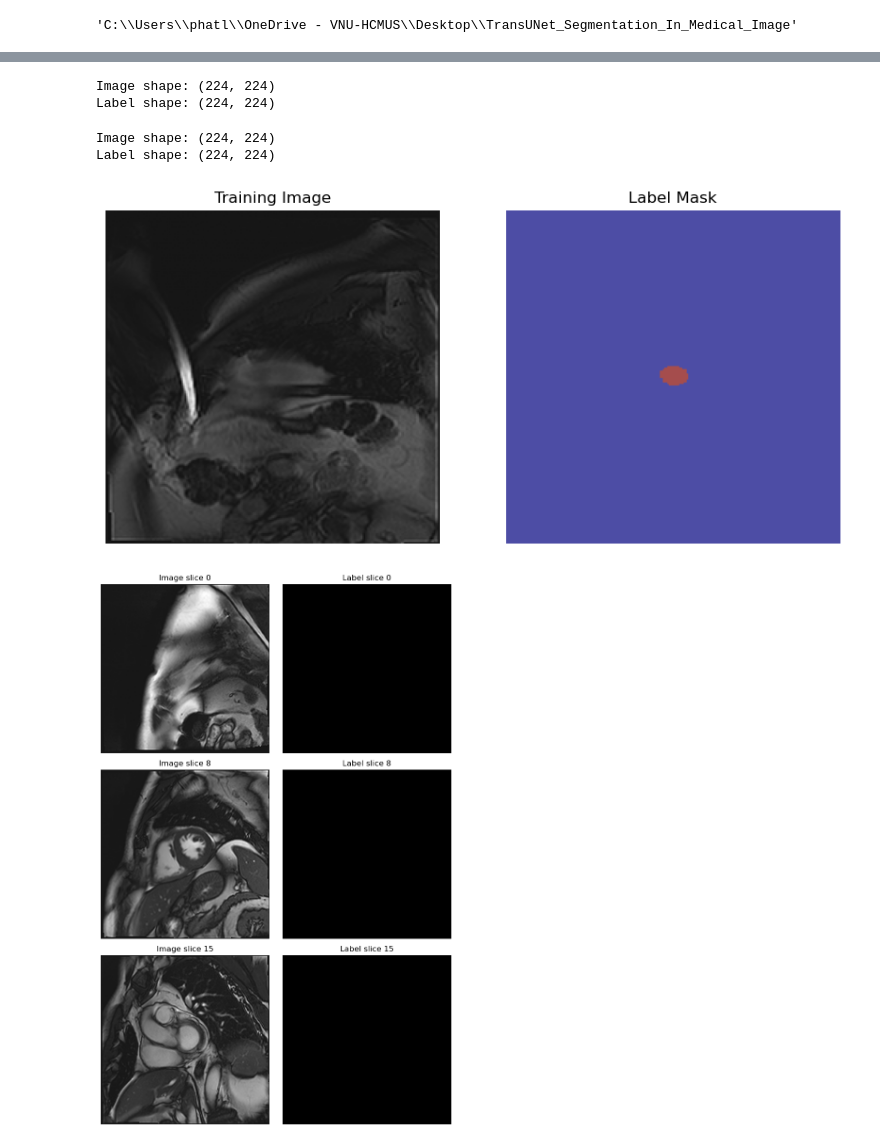
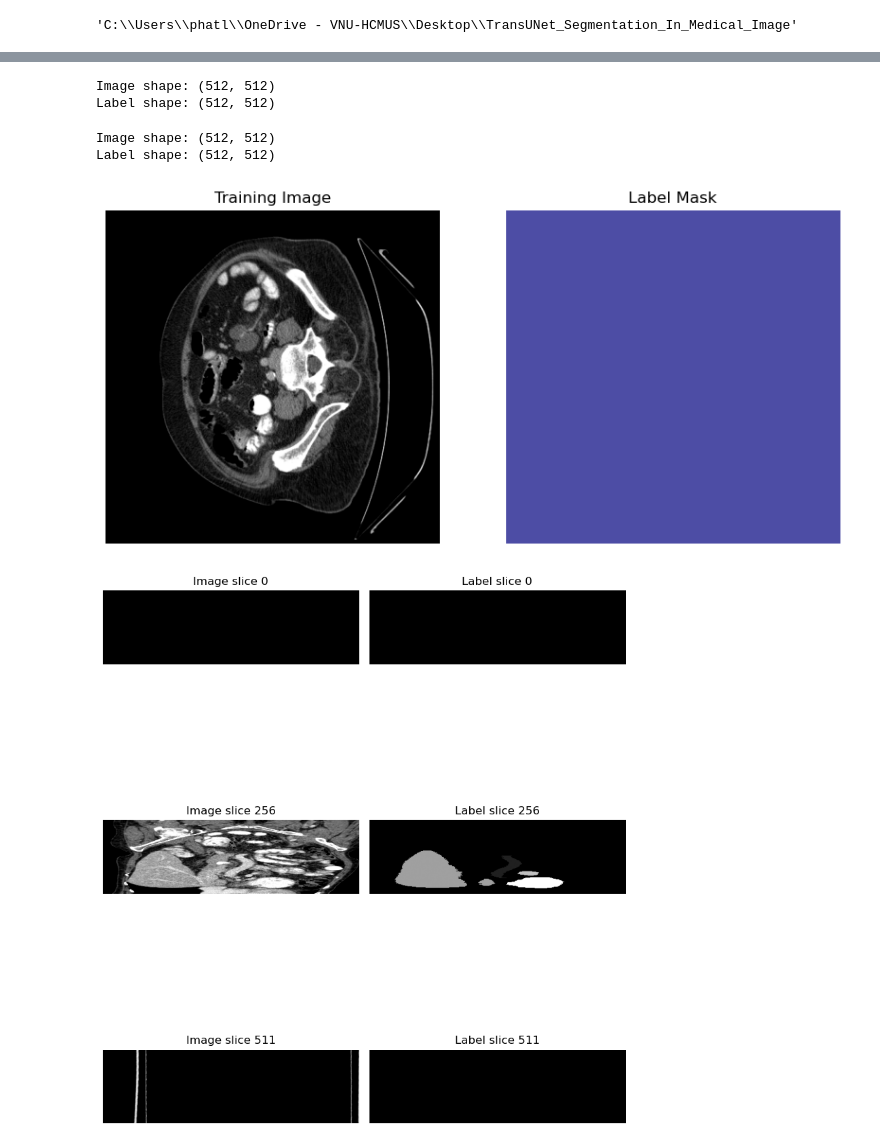
Before and after one commit to PhuocPhat1005/TransUNet_Segmentation_In_Medical_Image, a Jupyter notebook: notebooks/test.ipynb, the cells around one changed output, grey strips where cells are left out. Saved outputs shown, nothing was run; the diff lists cells and outputs as text; code cells hidden in the pictures.

```diff
--- a/notebooks/test.ipynb
+++ b/notebooks/test.ipynb
@@ -29,8 +29,8 @@ def check_testing_shapes(test_dir):
             image = hf['image'][:]
         print (f"File: {f} => Voulume shape: {image.shape}")
 # %%
-processed_train_dir = os.path.join(project_root, "data", "synapse", "processed", "train")
-processed_test_dir = os.path.join(project_root, "data", "synapse", "processed", "test")
+processed_train_dir = os.path.join(project_root, "data_test", "synapse", "train")
+processed_test_dir = os.path.join(project_root, "data_test", "synapse", "test")
 # %%
 print("=== Kiểm tra shape của tập TRAINING ===")
 check_training_shapes(processed_train_dir)
@@ -76,5 +73,5 @@ File: det0044901.npy.h5 => Voulume shape: (224, 224, 10)
 # %%
-file_path = os.path.join(processed_train_dir, "det0000101_slice_000.npz")
+file_path = os.path.join(processed_train_dir, "case0005_slice016.npz")
 
 # Load file .npz
 data = np.load(file_path)
@@ -86,8 +83,8 @@ label = data["label"]
 print("Image shape:", image.shape)
 print("Label shape:", label.shape)
 # %% [output]
-Image shape: (224, 224)
-Label shape: (224, 224)
+Image shape: (512, 512)
+Label shape: (512, 512)
 # %%
 def display_training_sample(file_path):
     """
@@ -122,9 +119,9 @@ def display_training_sample(file_path):
 # %%
 display_training_sample(file_path)
 # %% [output]
-Image shape: (224, 224)
-Label shape: (224, 224)
+Image shape: (512, 512)
+Label shape: (512, 512)
-[figure, old version]
+[figure, new version]
 # %%
 def display_volume(file_path, slice_indices=None):
     """
@@ -164,10 +161,10 @@ def display_volume(file_path, slice_indices=None):
     plt.tight_layout()
     plt.show()
 # %%
-test_file_path = os.path.join(processed_test_dir, "det0000301.npy.h5")
+test_file_path = os.path.join(processed_test_dir, "case0001.npy.h5")
 display_volume(test_file_path)
 # %% [output]
-[figure, old version]
+[figure, new version]
 # %%
 import torch
 print(torch.cuda.is_available())  # Nếu True là OK
```
Also changed, not shown: parts of 3 cells of this notebook, 12 other files.
